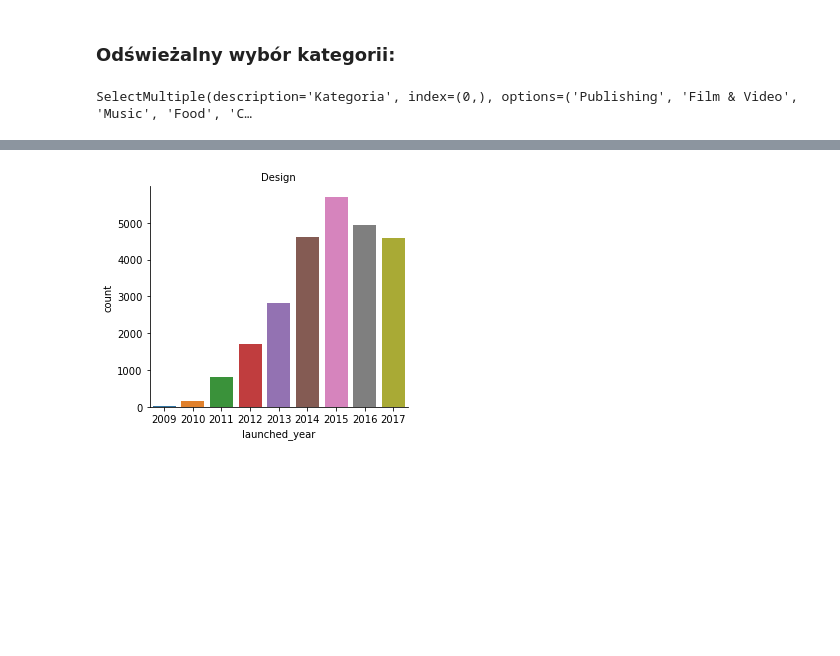
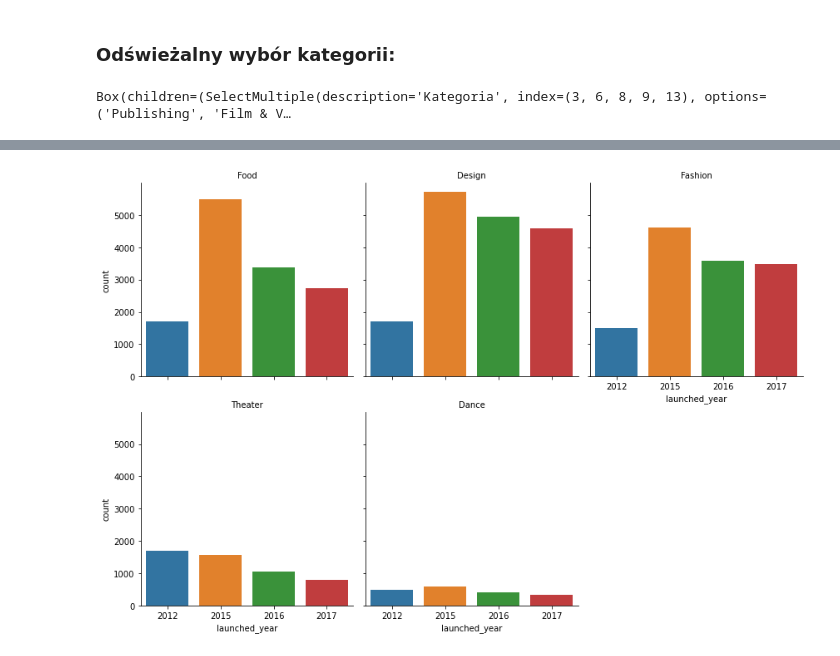
Before and after one commit to infoshareacademy/jdszr7-gold_diggers, a Jupyter notebook: python_projects/Kickstarter/Widgety_proba.ipynb, the cells around one changed output, grey strips where cells are left out. Saved outputs shown, nothing was run; the diff lists cells and outputs as text; code cells hidden in the pictures; blank space fills up the shorter version.

Commit message:
2 widget plot

```diff
--- a/python_projects/Kickstarter/Widgety_proba.ipynb
+++ b/python_projects/Kickstarter/Widgety_proba.ipynb
@@ -88,12 +86,23 @@ plt_wdg_year_main_category_count = count_plot_col(df_new, 'main_category', 'laun
 ### Odświeżalny wybór kategorii:
 # %%
 #lista kategorii do wyboru
-list_main_category = tuple(df_clean['main_category'].unique())
+list_main_category = list(df_clean['main_category'].unique())
 
 #Definicja widgetu
-wdg_year_main_category_count = widgets.SelectMultiple(
+wdg_year_main_category_count__main_cat = widgets.SelectMultiple(
     options=list_main_category,
     value=[list_main_category[0]],
     rows=10,
     description='Kategoria',
     disabled=False)
+# %%
+#lista lat do wyboru
+list_launched_year = sorted(list(df_clean['launched_year'].unique()))
+
+#Definicja widgetu
+wdg_year_main_category_count__launched_year = widgets.SelectMultiple(
+    options=list_launched_year,
+    value=[list_launched_year[0]],
+    rows=10,
+    description='Rok',
+    disabled=False)
@@ -100,27 +115,28 @@ wdg_year_main_category_count = widgets.SelectMultiple(
 # %%
-wdg_year_main_category_count
+widgets.Box(children=[wdg_year_main_category_count__main_cat, wdg_year_main_category_count__launched_year], layout=layout)
 # %% [output]
-SelectMultiple(description='Kategoria', index=(0,), options=('Publishing', 'Film & Video', 'Music', 'Food', 'C…
+Box(children=(SelectMultiple(description='Kategoria', index=(3, 6, 8, 9, 13), options=('Publishing', 'Film & V…
 # %%
 
 refresh_button = widgets.Button(description="Odśwież")
 output = widgets.Output()
 
 
 def refresh(b):
     clear_output()
     display(refresh_button, output)
     #tworzę listę wybranych kategorii
-    list_wdg_year_main_category = list(wdg_year_main_category_count.value)
+    list_wdg_main_category = list(wdg_year_main_category_count__main_cat.value)
+    #tworzę listę wybranych lat
+    list_wdg_launched_year = list(wdg_year_main_category_count__launched_year.value)
     #Filtruję DF wg wybranych kategorii
-    df_new = df_clean[df_clean['main_category'].isin(list_wdg_year_main_category)]
+    df_new = df_clean[( df_clean['main_category'].isin(list_wdg_main_category) ) & ( df_clean['launched_year'].isin(list_wdg_launched_year) )]
     #Tworzę wykres na podstawie nowego DF
     return count_plot_col(df_new, 'main_category', 'launched_year')
 
-
 display(refresh_button, output)
 refresh_button.on_click(refresh)
 # %% [output]
 [interactive output not drawn]
 [interactive output not drawn]
-[figure, old version]
+[figure, new version]
```
Also changed, not shown: parts of 2 cells of this notebook.
